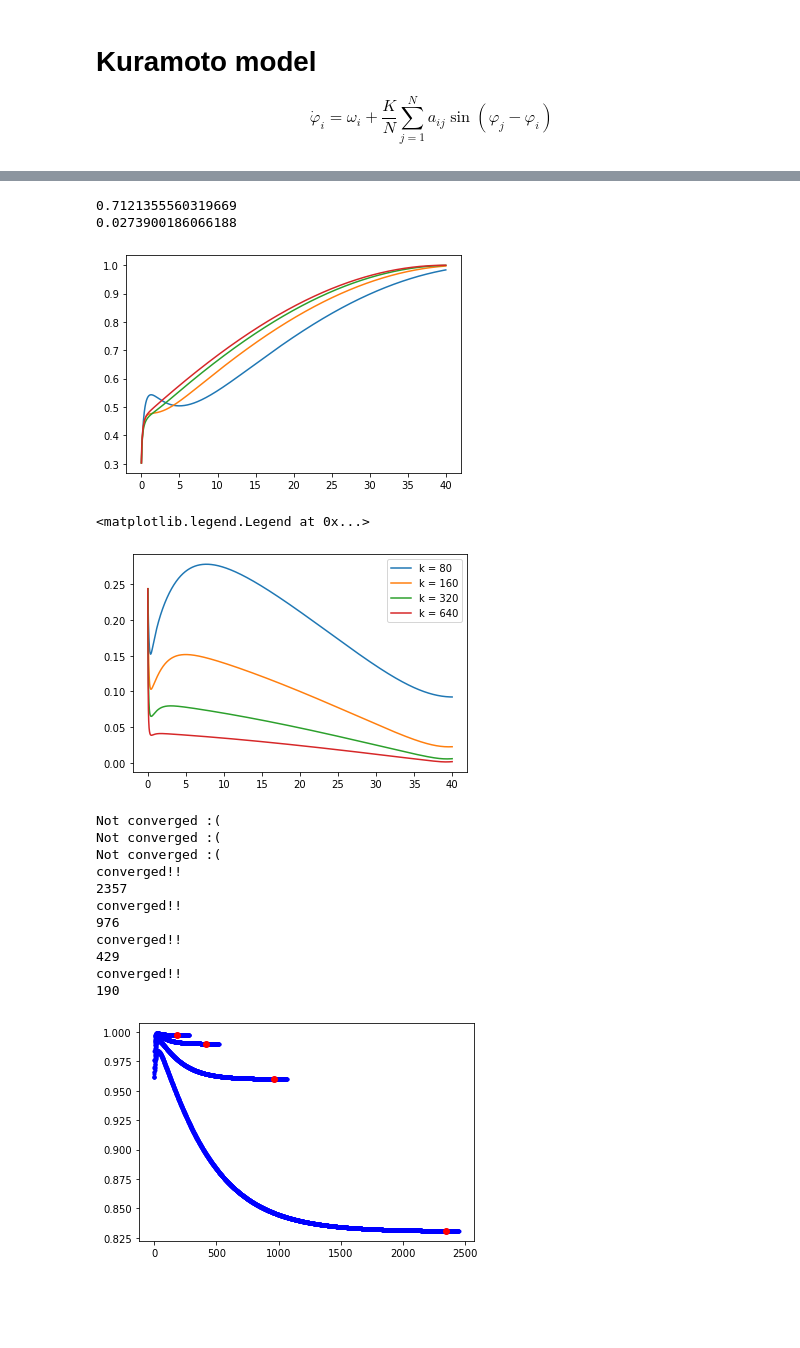
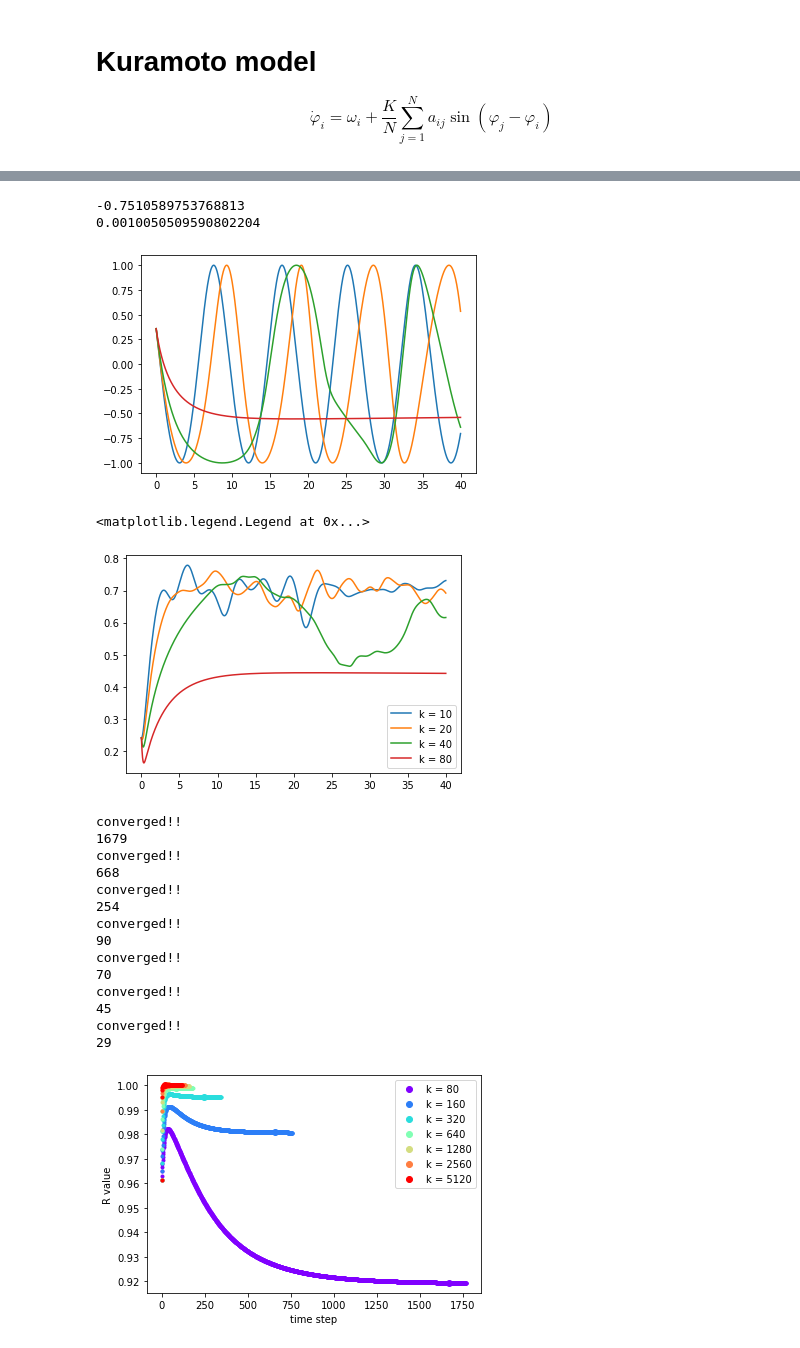
Before and after one commit to KatieJ16/Coupled_oscillators, a Jupyter notebook: Kuramoto_model_2d_subplots.ipynb, the cells around one changed output, grey strips where cells are left out. Drawn from its saved outputs; the diff is of its cells as text; code cells hidden in the pictures; blank space fills up the shorter version.

```diff
--- a/Kuramoto_model_2d_subplots.ipynb
+++ b/Kuramoto_model_2d_subplots.ipynb
@@ -14,7 +15,7 @@ N = 10
 # phi = np.zeros(N)
 omega = np.random.uniform(low=-1, high=1, size=(N**2))
 # omega = omega**3 - 0.3*omega
-K = 10*8
+K = 80
 
 def make_A(N=10):
     #make an adjaceny matrix for an NxN systems where neighbors are connected.
@@ -259,9 +239,9 @@ print(np.mean(omega))
 # plt.plot(t, np.mean(omega)*t + sol1[0,i], 'black')
 plt.show()
 # %% [output]
-0.7121355560319669
-0.0273900186066188
+-0.7510589753768813
+0.0010050509590802204
-[figure, old version]
+[figure, new version]
 # %%
 #looking at how the std changes with time for the different levels of sychonization
 #I was thinking that as the oscialltors get schronized, the std would decrease.
@@ -273,7 +253,7 @@ plt.plot(t, np.std(np.sin(sol8), axis = 1) ,label = "k = "+str(8*K))
 plt.legend()
 # %% [output]
 <matplotlib.legend.Legend at 0x...>
-[figure, old version]
+[figure, new version]
 # %%
 #level of synchronisation is the r thing given in equation 2.2 of that paper.
 
@@ -305,43 +285,50 @@ def find_sync_time(x, epsilon = 1e-6):
 start = np.random.uniform(0,1,size = (N**2))
 sync_time_list = []
 k_list = [1, 2, 4, 8, 16, 32, 64]
-for i in k_list:
-    sol = odeint(phi_dot, start, t, args=(omega, K*i, A))
+color=iter(plt.cm.rainbow(np.linspace(0,1,len(k_list))))
+for k in k_list:
+    sol = odeint(phi_dot, start, t, args=(omega, K*k, A))
     sync_time = find_sync_time(sol)
 
     sync_time_list.append(sync_time)
 
 #     plt.plot(K*i, t[sync_time], '.')
 
     if(sync_time > 0):
+        c=next(color)
         for i in range(sync_time + 100):
-            plt.plot(i, abs(np.sum(math.e**(sol[i,:]*1j)))/len(sol[0]), '.b')
-        plt.plot(sync_time, abs(np.sum(math.e**(sol[sync_time,:]*1j)))/len(sol[0]), 'or')
+            plt.plot(i, abs(np.sum(math.e**(sol[i,:]*1j)))/len(sol[0]), '.', c = c)
+        plt.plot(sync_time, abs(np.sum(math.e**(sol[sync_time,:]*1j)))/len(sol[0]), 'o', c=c, label= "k = " + str(K*k))
 
+plt.xlabel("time step")
+plt.ylabel("R value")
 
 
 # r = find_converge_time(sol8)
 # print(r)
 # print(find_converge_time(sol16))
 
 # for i in range(r+10):#         plt.plot(i, x, '.r')
 #     plt.plot(i, abs(np.sum(math.e**(sol8[i,:]*1j)))/len(sol1[0]), '.b')
 #     plt.plot(i, abs(np.sum(math.e**(sol16[i,:]*1j)))/len(sol1[0]), '.', color = "green")
 # #     plt.plot(i, abs(np.sum(math.e**(sol1[i*10,:]*1j)))/len(sol1[0]), '.', color = "yellow")
 
-
+plt.legend()
 # plt.ylabel("r")
 plt.show()
 # %% [output]
-Not converged :(
-Not converged :(
-Not converged :(
 converged!!
-2357
+1679
 converged!!
-976
+668
 converged!!
-429
+254
 converged!!
-190
+90
+converged!!
+70
+converged!!
+45
+converged!!
+29
-[figure, old version]
+[figure, new version]
```
Also changed, not shown: parts of 14 cells of this notebook, 1 other file.
